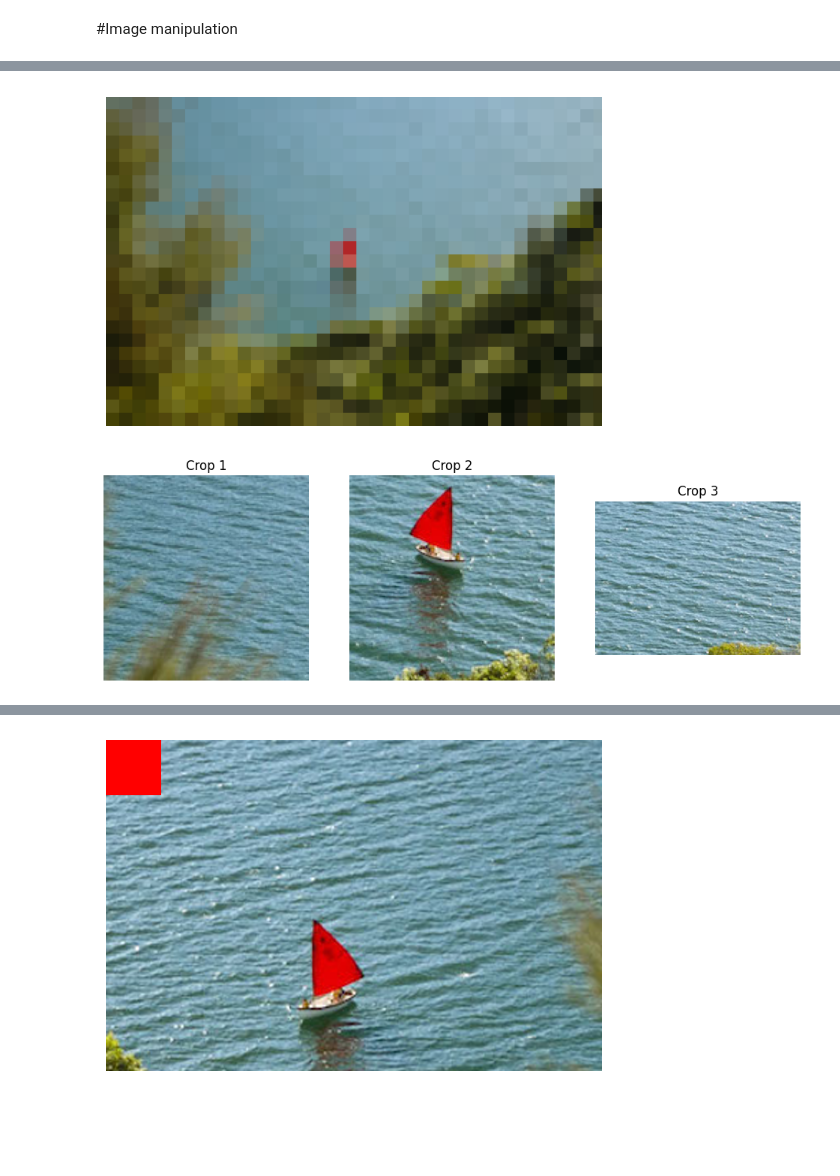
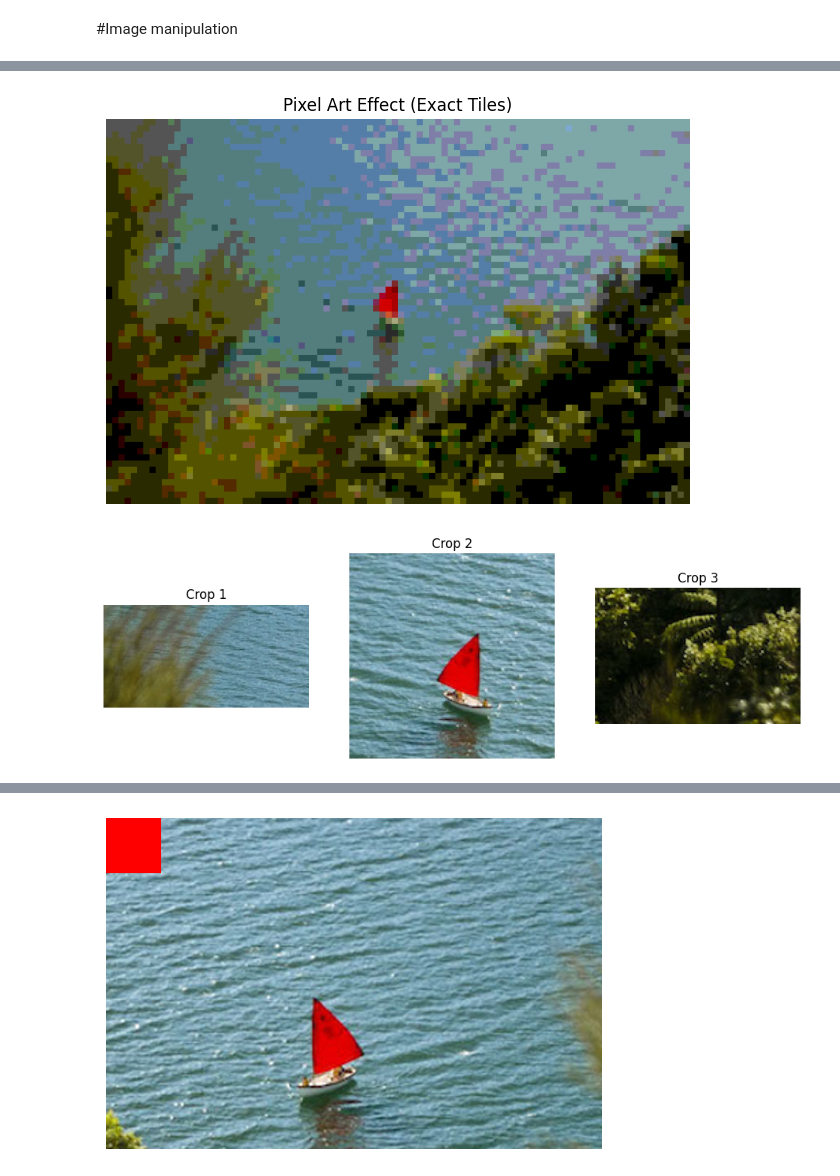
Before and after one commit to jan-zika/computer_vision, a Jupyter notebook: image_manipulation_01.ipynb, the cells around one changed output, grey strips where cells are left out. Cells and saved outputs as stored; diff of their text form; code cells hidden in the pictures; blank space fills up the shorter version.

```diff
--- a/image_manipulation_01.ipynb
+++ b/image_manipulation_01.ipynb
@@ -45,31 +52,62 @@ except Exception as e:
-# %%
-# Pixel art effect
-# Reduce detail by averaging colors in blocks.
-
-def pixel_art(image, block_size=10):
-    h, w, _ = image.shape
-    out = image.copy()
-    for y in range(0, h, block_size):
-        for x in range(0, w, block_size):
-            block = image[y:y+block_size, x:x+block_size]
-            color = block.mean(axis=(0,1)).astype(int)   # average color
-            out[y:y+block_size, x:x+block_size] = color
-    return out
-
-pix = pixel_art(img, block_size=20)
-plt.imshow(pix[:, :, ::-1])
-plt.axis("off")
-plt.show()
-# %% [output]
-[figure, removed]
+# %%
+# 1. Create a "pixel art" effect by setting blocks of pixels to solid colors
+
+def pixel_art_effect(image, block_size=20, levels=6):
+    """
+    Apply a pixel art effect with reduced vibrant color palette.
+    Crops image so dimensions are multiples of block_size.
+
+    Parameters
+    ----------
+    image : np.ndarray
+        Input image (BGR as from cv2.imread).
+    block_size : int
+        Size of pixel blocks. Larger = chunkier effect.
+    levels : int
+        Number of color quantization levels (fewer = stronger contrast).
+
+    Returns
+    -------
+    out : np.ndarray
+        Pixelated + quantized image with exact tiling.
+    """
+    h, w, _ = image.shape
+
+    # Adjust dimensions to nearest multiple of block_size
+    h_crop = (h // block_size) * block_size
+    w_crop = (w // block_size) * block_size
+    image = image[:h_crop, :w_crop]
+
+    out = image.copy()
+
+    # Loop through blocks and quantize colors
+    for y in range(0, h_crop, block_size):
+        for x in range(0, w_crop, block_size):
+            block = image[y:y+block_size, x:x+block_size]
+            color = block.mean(axis=(0,1))
+            # Quantize to limited palette
+            color = (color // (256 // levels)) * (256 // levels)
+            out[y:y+block_size, x:x+block_size] = color
+
+    return out
+
+pix_img_01 = pixel_art_effect(img_01, block_size=8, levels=6)
+
+plt.figure(figsize=(10,5))
+plt.imshow(cv2.cvtColor(pix_img_01, cv2.COLOR_BGR2RGB))
+plt.axis("off")
+plt.title("Pixel Art Effect (Exact Tiles)")
+plt.show()
+# %% [output]
+[figure, added]
 # %%
 # 2. Multiple crops in a grid
 # Take several regions and show them together.
 
 # Define crops
-crop1 = img[50:200, 100:250]
-crop2 = img[200:350, 300:450]
-crop3 = img[100:250, 400:600]
+crop1 = img_01[0:100, 0:200]
+crop2 = img_01[150:300, 280:430]
+crop3 = img_01[400:500, 600:750]
 
 # Show in a grid
 fig, axs = plt.subplots(1, 3, figsize=(12,4))
@@ -79,4 +117,4 @@ for ax, crop, title in zip(axs, [crop1, crop2, crop3], ["Crop 1", "Crop 2", "Cro
     ax.axis("off")
 plt.show()
 # %% [output]
-[figure, old version]
+[figure, new version]
```
Also changed, not shown: parts of 10 cells of this notebook.
